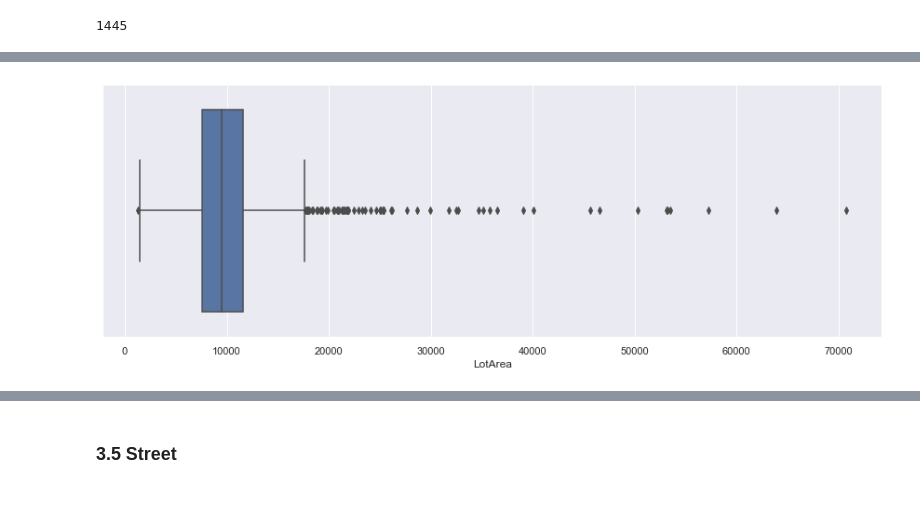
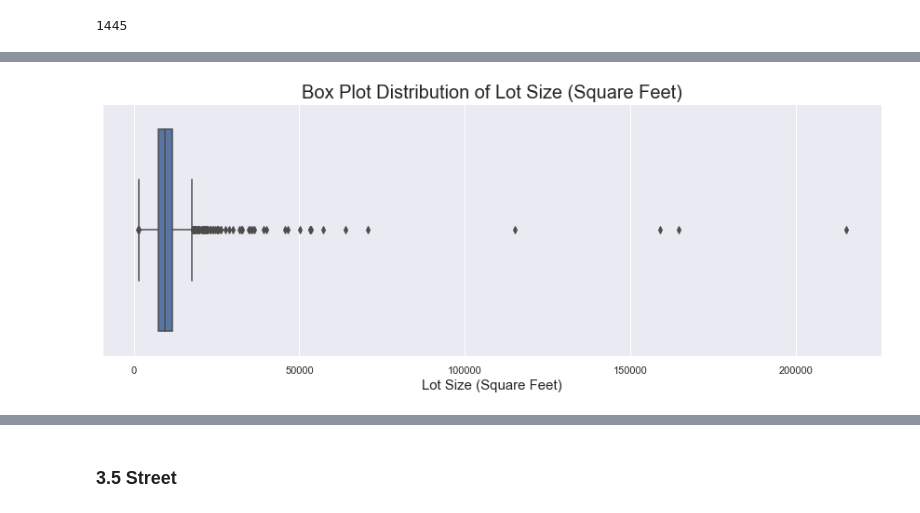
Before and after one commit to akshaykadam100/Housing-Price-Calculator, a Jupyter notebook: V1.ipynb, the cells around one changed output, grey strips where cells are left out. Cells and saved outputs as stored; diff of their text form; code cells hidden in the pictures.

Commit message:
Started Feature Variable Data Cleaning (Completed Uptill BA Column)

```diff
--- a/V1.ipynb
+++ b/V1.ipynb
@@ -81,3 +83,10 @@ def plot_bar_graph_from_series(data, plot_title, x_axis_label, y_axis_label, x_a
+# %%
+def plot_box_plot_from_series(data, plot_title, x_axis_label):
+    plt.figure(figsize=(15, 5))
+    sns.boxplot(data)
+    plt.title(plot_title, fontdict={'fontsize': 20})
+    plt.xlabel(x_axis_label, fontdict={'fontsize': 15})
+    plt.show()
 # %% [markdown]
 # 4. Data Cleaning
 # %%
@@ -167,6 +170,6 @@ plt.show()
-# %%
-plt.figure(figsize=(15, 5))
-sns.boxplot(raw_data.LotArea[raw_data.LotArea < 100000])
-plt.show()
-# %% [output]
-[figure, removed]
+# %%
+plot_box_plot_from_series(data=raw_data.LotArea,
+                          plot_title='Box Plot Distribution of Lot Size (Square Feet)',
+                          x_axis_label='Lot Size (Square Feet)')
+# %% [output]
+[figure, added]
```
Also changed, not shown: parts of 83 cells of this notebook, 1 other file.
